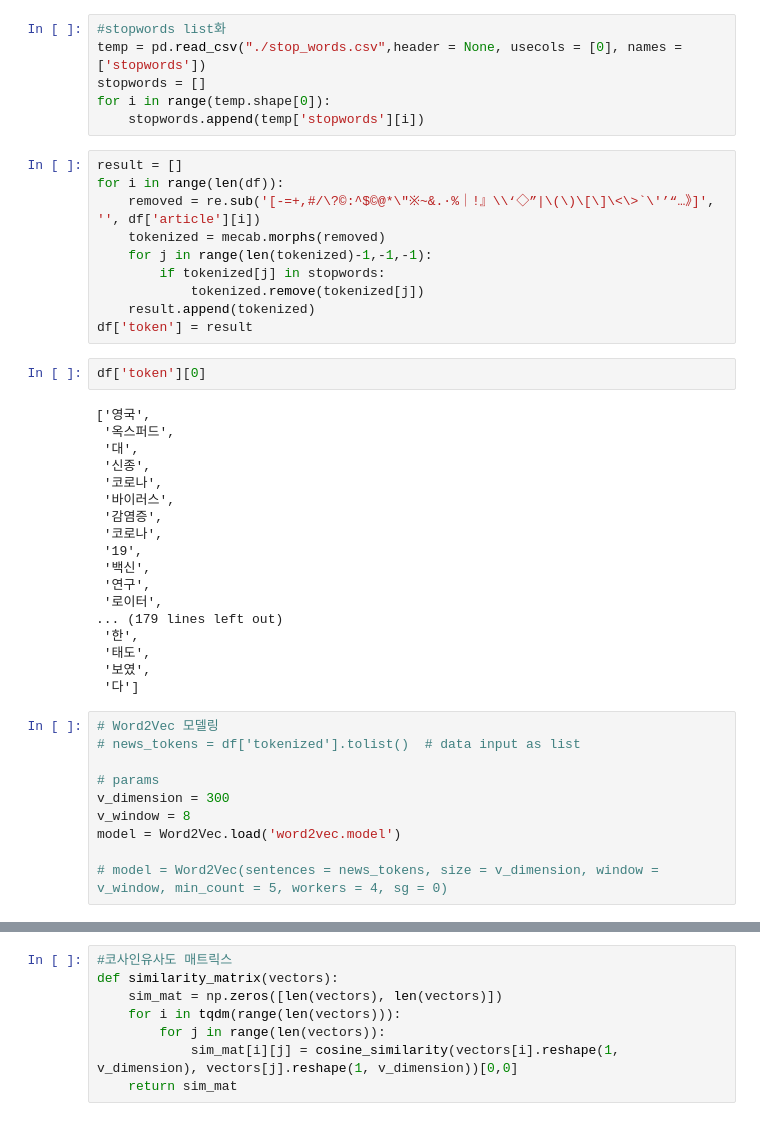
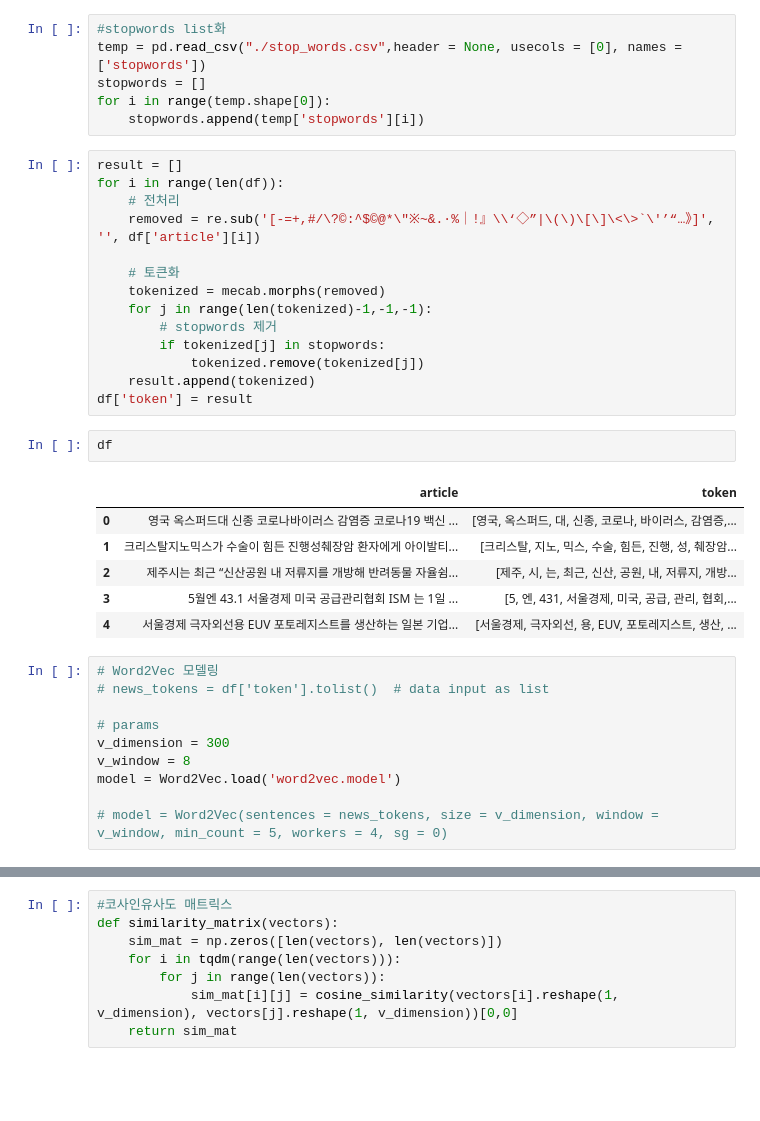
Before and after one commit to seungsu3579/newsdesk, a Jupyter notebook: model/textrank_keyword_extraction_test.ipynb, the cells around one changed output, grey strips where cells are left out. Cells and saved outputs as stored; diff of their text form; blank space fills up the shorter version.

```diff
--- a/model/textrank_keyword_extraction_test.ipynb
+++ b/model/textrank_keyword_extraction_test.ipynb
@@ -33,36 +54,29 @@ for i in range(temp.shape[0]):
 # %%
 result = []
 for i in range(len(df)):
+    # 전처리
     removed = re.sub('[-=+,#/\?©:^$©@*\"※~&.·%｜!』\\‘◇”|\(\)\[\]\<\>`\'’“…》]', '', df['article'][i])
+
+    # 토큰화
     tokenized = mecab.morphs(removed)
     for j in range(len(tokenized)-1,-1,-1):
+        # stopwords 제거
         if tokenized[j] in stopwords:
             tokenized.remove(tokenized[j])
     result.append(tokenized)
 df['token'] = result
 # %%
-df['token'][0]
+df
 # %% [output]
-['영국',
- '옥스퍼드',
- '대',
- '신종',
- '코로나',
- '바이러스',
- '감염증',
- '코로나',
- '19',
- '백신',
- '연구',
- '로이터',
-... (179 lines left out)
- '한',
- '태도',
- '보였',
- '다']
+|  | article | token |
+| 0 | 영국 옥스퍼드대 신종 코로나바이러스 감염증 코로나19 백신 ... | [영국, 옥스퍼드, 대, 신종, 코로나, 바이러스, 감염증,... |
+| 1 | 크리스탈지노믹스가 수술이 힘든 진행성췌장암 환자에게 아이발티... | [크리스탈, 지노, 믹스, 수술, 힘든, 진행, 성, 췌장암... |
+| 2 | 제주시는 최근 “신산공원 내 저류지를 개방해 반려동물 자율쉼... | [제주, 시, 는, 최근, 신산, 공원, 내, 저류지, 개방... |
+| 3 | 5월엔 43.1 서울경제 미국 공급관리협회 ISM 는 1일 ... | [5, 엔, 431, 서울경제, 미국, 공급, 관리, 협회,... |
+| 4 | 서울경제 극자외선용 EUV 포토레지스트를 생산하는 일본 기업... | [서울경제, 극자외선, 용, EUV, 포토레지스트, 생산, ... |
 # %%
 # Word2Vec 모델링
-# news_tokens = df['tokenized'].tolist()  # data input as list
+# news_tokens = df['token'].tolist()  # data input as list
 
 # params
 v_dimension = 300
```
Also changed, not shown: parts of 4 cells of this notebook, 1 other file.
